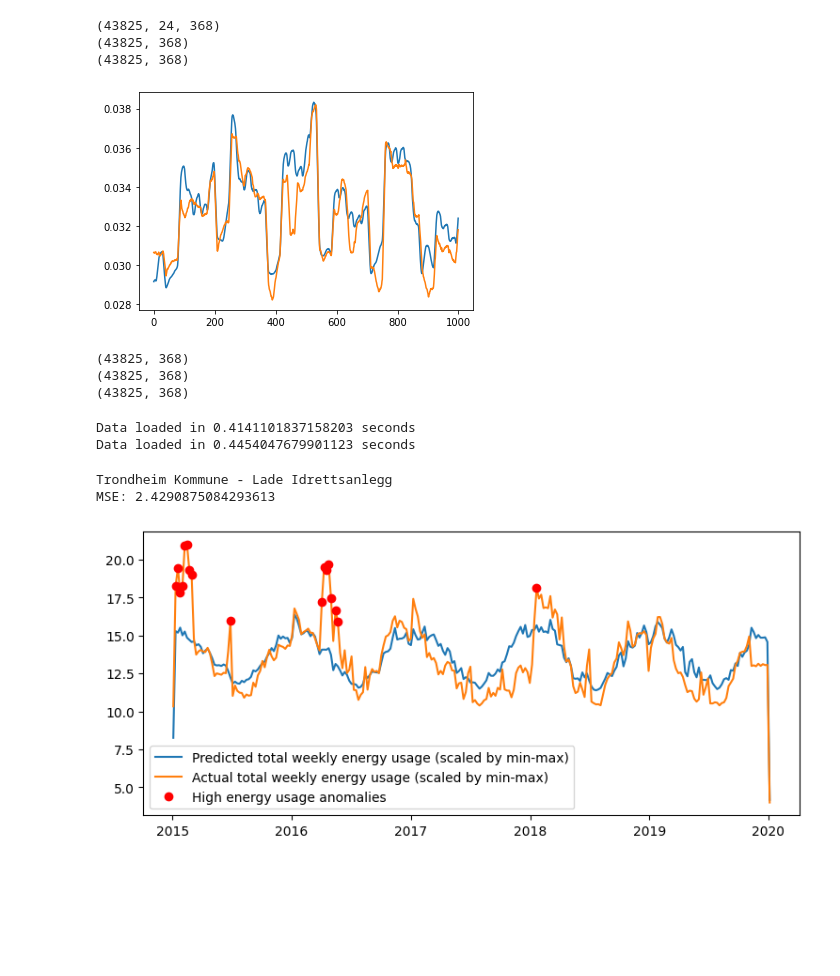
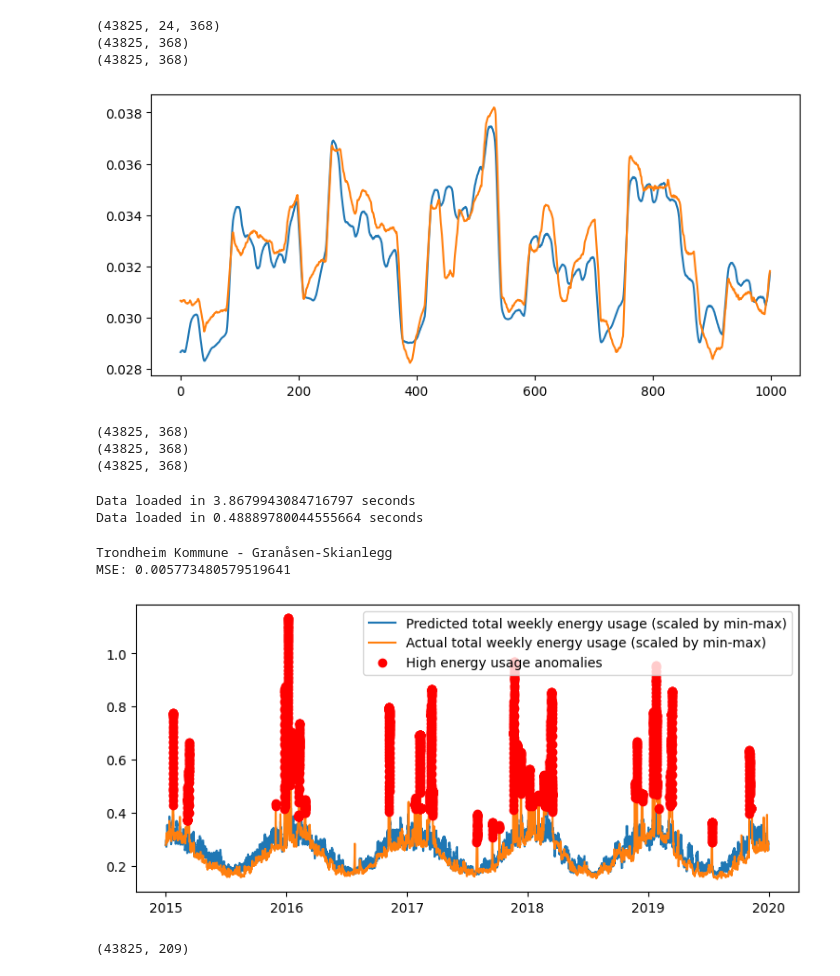
Before and after one commit to dagokl/trdk02_energy_consumption, a Jupyter notebook: models/resources/Aggregate anomalies.ipynb, the cells around one changed output. Saved outputs shown, nothing was run; the diff lists cells and outputs as text; code cells hidden in the pictures; blank space fills up the shorter version.

Commit message:
created dataset with anomaly confidence

```diff
--- a/models/resources/Aggregate anomalies.ipynb
+++ b/models/resources/Aggregate anomalies.ipynb
@@ -3,12 +3,13 @@ from tensorflow import keras
 from utils import load_meters_data, prepare_data, load_and_prepare_building_dfs
 import matplotlib.pyplot as plt
 import numpy as np
+import pandas as pd
 
 time_steps = 24
 meters_data = load_meters_data('data/EsaveExport_Trondheim Kommune_Trondheim_10121314.xls')
 X_train = prepare_data(meters_data, time_steps=time_steps, split_ratio=0)
 channels = X_train.shape[2]
-model = keras.models.load_model('../autoencoder24_4')
+model = keras.models.load_model('../autoencoder24_8')
 
 plt.rcParams.update({'figure.figsize':(9,4), 'figure.dpi':100})
 # %%
@@ -25,7 +26,7 @@ plt.show()
 (43825, 24, 368)
 (43825, 368)
 (43825, 368)
-[figure, old version]
+[figure, new version]
 # %%
 copy1 = meters_data.copy()
 copy2 = meters_data.copy()
@@ -46,28 +47,52 @@ copy2.iloc[:] = real_mean
 predicted_buildings = load_and_prepare_building_dfs(vis_path="data/VIS Målere.xlsx", raw_esave_table=copy1)
 actual_buildings = load_and_prepare_building_dfs(vis_path="data/VIS Målere.xlsx", raw_esave_table=copy2)
 # %% [output]
-Data loaded in 0.4141101837158203 seconds
-Data loaded in 0.4454047679901123 seconds
+Data loaded in 3.8679943084716797 seconds
+Data loaded in 0.48889780044555664 seconds
 # %%
-# get random building
-test_predicted_building = list(predicted_buildings.keys())[19]
+# get building by index. index 14 is interesting, because it always has a few weeks with high energy usage on the same time of the year.
+test_predicted_building = list(predicted_buildings.keys())[14] # there are some buildings which has patterns but isn't recoginized by the model.
+# example indices: 1, 5, 14, 20
 test_predicted_building_df = predicted_buildings[test_predicted_building].copy()
-# sum energy usage for a week
-test_predicted_building_df = test_predicted_building_df.resample('W').sum()
-actual_building_df = actual_buildings[test_predicted_building].resample('W').sum()
+actual_building_df = actual_buildings[test_predicted_building].copy()
+# sum energy usage for a week. This might remove information about some patterns. doesn't look like it though.
+#test_predicted_building_df = test_predicted_building_df.resample('W').sum()
+#actual_building_df = actual_building_df.resample('W').sum()
 # calculate mse
 building_mse = np.mean((test_predicted_building_df.iloc[:,-1] - actual_building_df.iloc[:,-1])**2)
 print(test_predicted_building)
 print(f"MSE: {building_mse}")
 # find all points in time when there is an anomaly
 anomaly_indices = np.where((actual_building_df.iloc[:,-1] - test_predicted_building_df.iloc[:,-1]) > np.sqrt(building_mse*2))[0] # add np.abs for finding less energy usages anomalies too
 # plot both buildings
 plt.plot(test_predicted_building_df.iloc[:,-1], label='Predicted total weekly energy usage (scaled by min-max)')
 plt.plot(actual_building_df.iloc[:,-1], label='Actual total weekly energy usage (scaled by min-max)')
 plt.plot(actual_building_df.iloc[anomaly_indices,-1], 'ro', label='High energy usage anomalies')
 plt.legend()
 plt.show()
 # %% [output]
-Trondheim Kommune - Lade Idrettsanlegg
-MSE: 2.4290875084293613
+Trondheim Kommune - Granåsen-Skianlegg
+MSE: 0.005773480579519641
-[figure, old version]
+[figure, new version]
+# %%
+# create a new dataframe with daily time as rows and buildings as columns
+anomaly_confidence = pd.DataFrame(index=test_predicted_building_df.index)
+
+# find the anomaly confidence for each building
+for building in predicted_buildings:
+    # find deviations
+    deviations = (actual_buildings[building].iloc[:,-1] - predicted_buildings[building].iloc[:,-1])**2
+    # find max deviation
+    max_deviation = np.max(deviations)
+    # find anomaly confidence for each day
+    building_anomaly_confidence = deviations/max_deviation
+    # let column name be the building name
+    building_anomaly_confidence.name = building
+    # concatenate anomaly confidence for each building
+    anomaly_confidence = pd.concat([anomaly_confidence, building_anomaly_confidence], axis=1)
+
+
+print(anomaly_confidence.shape)
+anomaly_confidence.to_excel('data/anomaly_confidence.xlsx', float_format="%.2f") # this takes a couple minutes to run
+# %% [output]
+(43825, 209)
```
Also changed, not shown: 5 other files.
